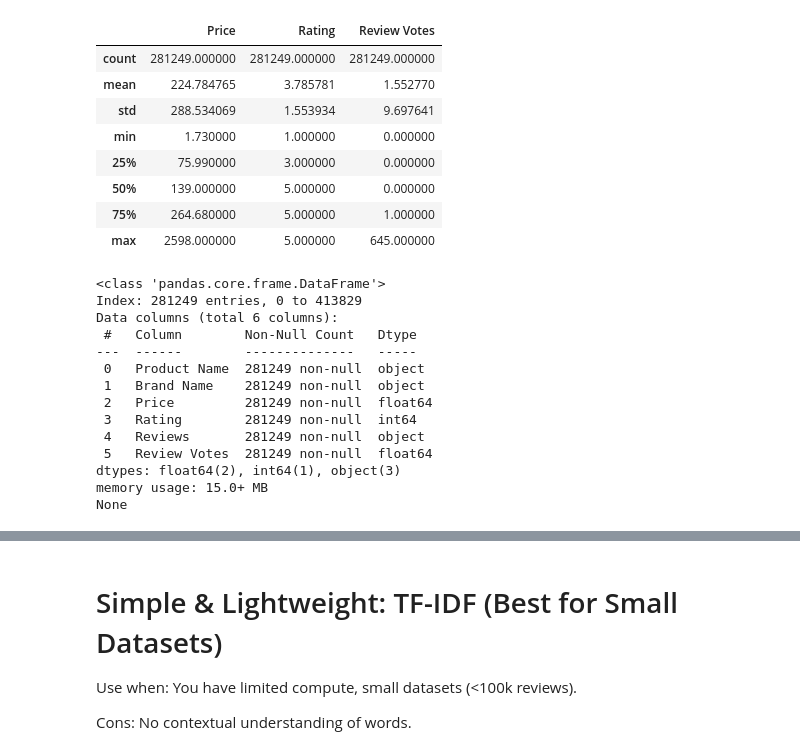
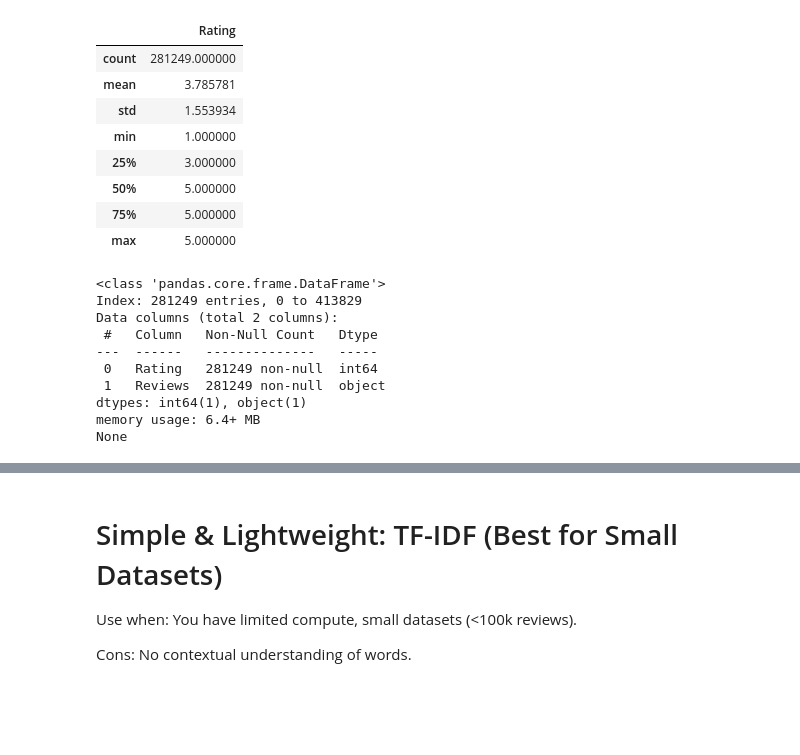
Before and after one commit to apoorvapu/data_science, a Jupyter notebook: NLP_Sentiment_classification.ipynb, the cells around one changed output, grey strips where cells are left out. Saved outputs shown, nothing was run; the diff lists cells and outputs as text; code cells hidden in the pictures; blank space fills up the shorter version.

```diff
--- a/NLP_Sentiment_classification.ipynb
+++ b/NLP_Sentiment_classification.ipynb
@@ -42,35 +50,32 @@ df=df.drop_duplicates()
 # %%
 # Drop missing values
 df.dropna(inplace=True)
+df.drop(columns=['Product Name',	'Brand Name', 'Price','Review Votes'], inplace=True)
 # Check basic info
 (df.describe())
 # %% [output]
-|  | Price | Rating | Review Votes |
-| count | 281249.000000 | 281249.000000 | 281249.000000 |
-| mean | 224.784765 | 3.785781 | 1.552770 |
-| std | 288.534069 | 1.553934 | 9.697641 |
-| min | 1.730000 | 1.000000 | 0.000000 |
-| 25% | 75.990000 | 3.000000 | 0.000000 |
-| 50% | 139.000000 | 5.000000 | 0.000000 |
-| 75% | 264.680000 | 5.000000 | 1.000000 |
-| max | 2598.000000 | 5.000000 | 645.000000 |
+|  | Rating |
+| count | 281249.000000 |
+| mean | 3.785781 |
+| std | 1.553934 |
+| min | 1.000000 |
+| 25% | 3.000000 |
+| 50% | 5.000000 |
+| 75% | 5.000000 |
+| max | 5.000000 |
 # %%
 # Check basic info
 print(df.info())
 # %% [output]
 <class 'pandas.core.frame.DataFrame'>
 Index: 281249 entries, 0 to 413829
-Data columns (total 6 columns):
- #   Column        Non-Null Count   Dtype
----  ------        --------------   -----
- 0   Product Name  281249 non-null  object
- 1   Brand Name    281249 non-null  object
- 2   Price         281249 non-null  float64
- 3   Rating        281249 non-null  int64
- 4   Reviews       281249 non-null  object
- 5   Review Votes  281249 non-null  float64
-dtypes: float64(2), int64(1), object(3)
-memory usage: 15.0+ MB
+Data columns (total 2 columns):
+ #   Column   Non-Null Count   Dtype
+---  ------   --------------   -----
+ 0   Rating   281249 non-null  int64
+ 1   Reviews  281249 non-null  object
+dtypes: int64(1), object(1)
+memory usage: 6.4+ MB
 None
 # %%
 import numpy as np
```
Also changed, not shown: parts of 32 cells of this notebook.
